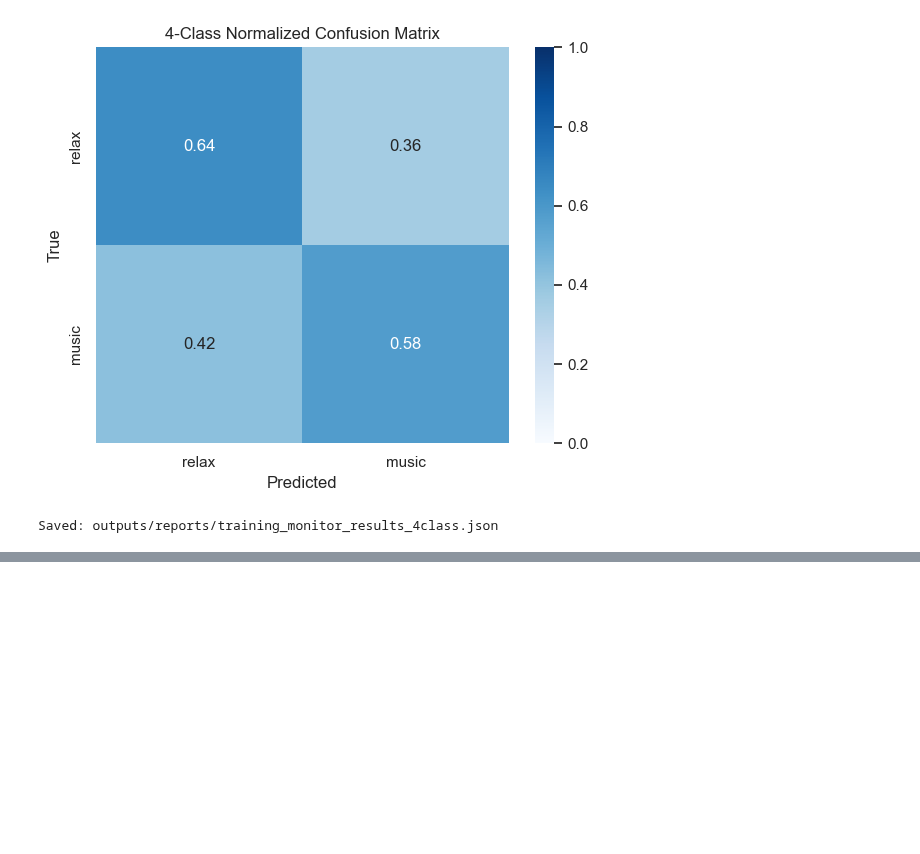
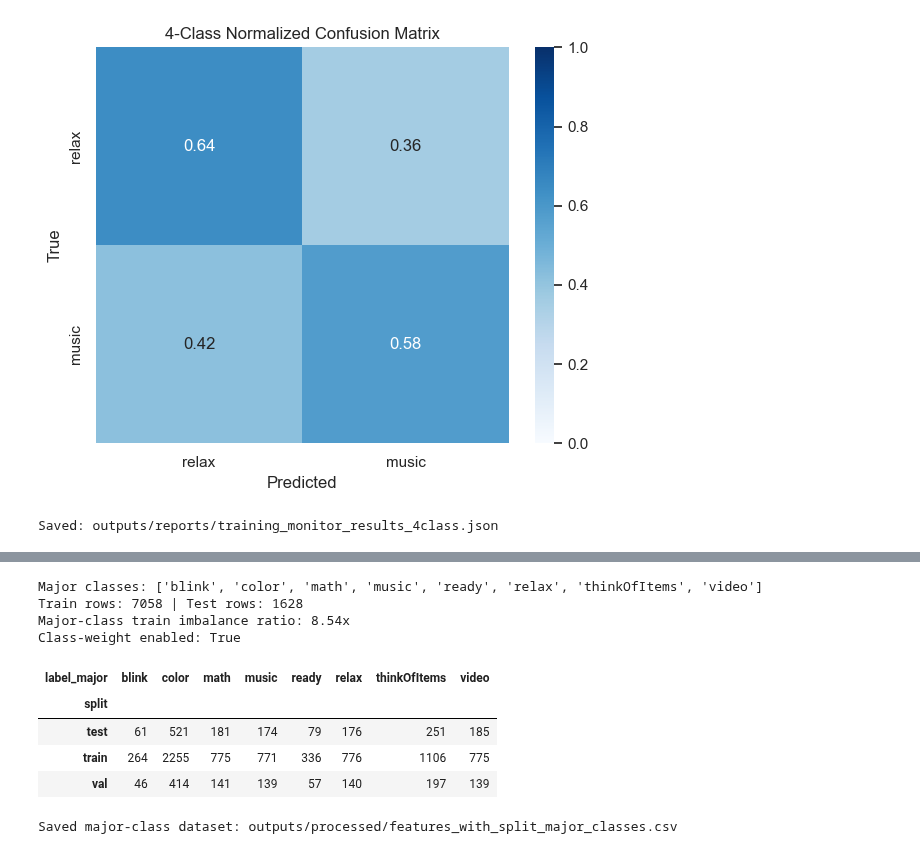
Before and after one commit to parhamkebria/EEG, a Jupyter notebook: training_monitor.ipynb, the cells around one changed output, grey strips where cells are left out. Drawn from its saved outputs; the diff is of its cells as text; code cells hidden in the pictures; blank space fills up the shorter version.

```diff
--- a/training_monitor.ipynb
+++ b/training_monitor.ipynb
@@ -604,0 +618,71 @@ Saved: outputs/reports/training_monitor_results_4class.json
+# %%
+import re
+
+def to_major_class(label: str) -> str:
+    s = str(label).strip()
+    low = s.lower()
+
+    if low.startswith("math"):
+        return "math"
+    if low.startswith("video"):
+        return "video"
+    if low.startswith("thinkofitems"):
+        return "thinkOfItems"
+    if low.startswith("music"):
+        return "music"
+    if low.startswith("relax"):
+        return "relax"
+    if low.startswith("blink"):
+        return "blink"
+    if low.startswith("color"):
+        return "color"
+    if low.startswith("ready"):
+        return "ready"
+
+    base = re.split(r"[-_]", s)[0]
+    base = re.sub(r"\d+$", "", base)
+    return base or s
+
+
+df_major = df.copy()
+df_major["label_major"] = df_major[LABEL_COL].map(to_major_class)
+
+train_major_df = df_major[df_major[SPLIT_COL] == "train"].copy()
+test_major_df = df_major[df_major[SPLIT_COL] == "test"].copy()
+
+x_train_major = train_major_df[feature_cols]
+y_train_major = train_major_df["label_major"].astype(str)
+g_train_major = train_major_df[GROUP_COL].astype(str)
+
+x_test_major = test_major_df[feature_cols]
+y_test_major = test_major_df["label_major"].astype(str)
+
+counts_major = y_train_major.value_counts()
+imbalance_ratio_major = float(counts_major.max() / max(counts_major.min(), 1))
+class_weight_enabled_major = imbalance_ratio_major >= IMBALANCE_THRESHOLD
+
+print("Major classes:", sorted(y_train_major.unique().tolist()))
+print("Train rows:", len(train_major_df), "| Test rows:", len(test_major_df))
+print(f"Major-class train imbalance ratio: {imbalance_ratio_major:.2f}x")
+print("Class-weight enabled:", class_weight_enabled_major)
+
+display(pd.crosstab(df_major[SPLIT_COL], df_major["label_major"]))
+
+# Optional export for script-based runs.
+out_major_data = Path("outputs/processed/features_with_split_major_classes.csv")
+df_major_export = df_major.copy()
+df_major_export[LABEL_COL] = df_major_export["label_major"]
+df_major_export = df_major_export.drop(columns=["label_major"])
+df_major_export.to_csv(out_major_data, index=False)
+print("Saved major-class dataset:", out_major_data)
+# %% [output]
+Major classes: ['blink', 'color', 'math', 'music', 'ready', 'relax', 'thinkOfItems', 'video']
+Train rows: 7058 | Test rows: 1628
+Major-class train imbalance ratio: 8.54x
+Class-weight enabled: True
+| label_major | blink | color | math | music | ready | relax | thinkOfItems | video |
+| split |  |  |  |  |  |  |  |  |
+| test | 61 | 521 | 181 | 174 | 79 | 176 | 251 | 185 |
+| train | 264 | 2255 | 775 | 771 | 336 | 776 | 1106 | 775 |
+| val | 46 | 414 | 141 | 139 | 57 | 140 | 197 | 139 |
+Saved major-class dataset: outputs/processed/features_with_split_major_classes.csv
```
Also changed, not shown: parts of 3 cells of this notebook, 3 other files.
